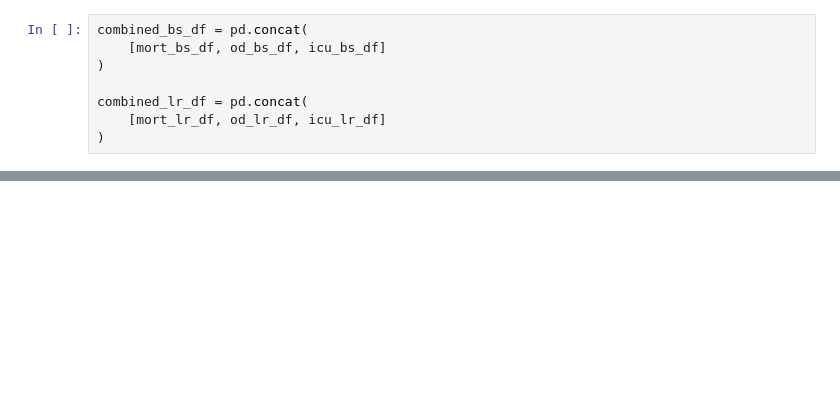
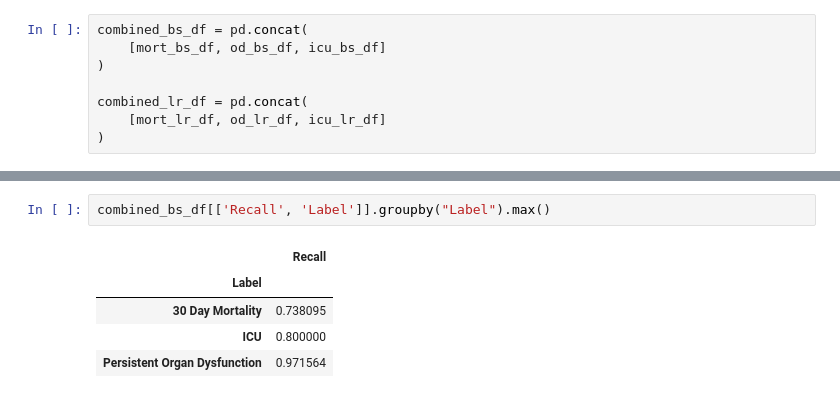
Before and after one commit to InfectionMedicineProteomics/DigitalFamilyAnalysis, a Jupyter notebook: 3_clinical_digital_family/3_clinical_data_df_metrics.ipynb, the cells around one changed output, grey strips where cells are left out. Drawn from its saved outputs; the diff is of its cells as text; blank space fills up the shorter version.

```diff
--- a/3_clinical_digital_family/3_clinical_data_df_metrics.ipynb
+++ b/3_clinical_digital_family/3_clinical_data_df_metrics.ipynb
@@ -464,0 +449,8 @@ fig.savefig("3_clinical_data_df_metrics.pdf", bbox_inches="tight", dpi=300, tran
+# %%
+combined_bs_df[['Recall', 'Label']].groupby("Label").max()
+# %% [output]
+|  | Recall |
+| Label |  |
+| 30 Day Mortality | 0.738095 |
+| ICU | 0.800000 |
+| Persistent Organ Dysfunction | 0.971564 |
```
Also changed, not shown: parts of 7 cells of this notebook, 12 other files.
